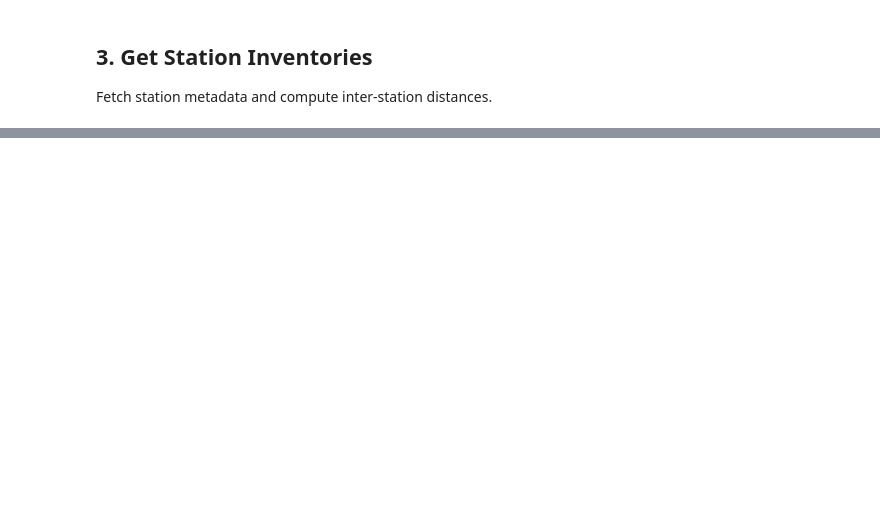
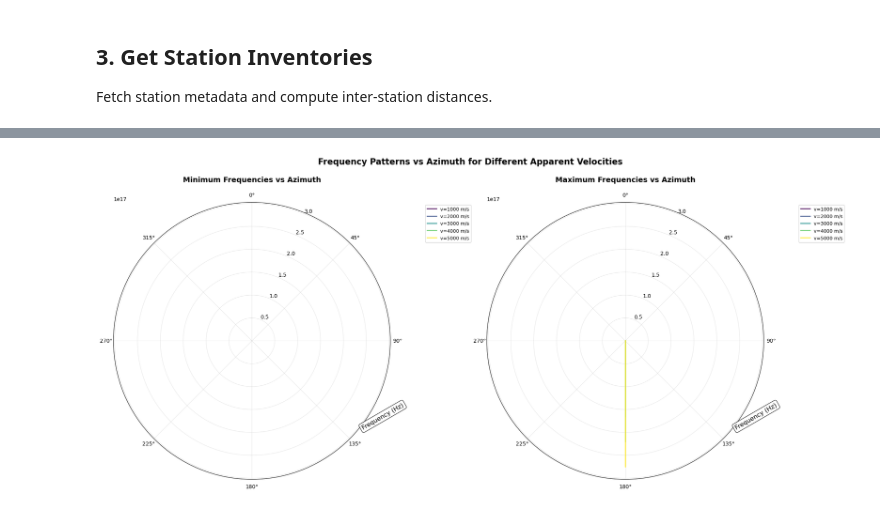
Before and after one commit to andbrocode/SixDegreesOfFreedom, a Jupyter notebook: examples/seismicarray_demo.ipynb, the cells around one changed output, grey strips where cells are left out. Cells and saved outputs as stored; diff of their text form; code cells hidden in the pictures; blank space fills up the shorter version.

```diff
--- a/examples/seismicarray_demo.ipynb
+++ b/examples/seismicarray_demo.ipynb
@@ -204,0 +118,10 @@ Configuration saved to config/config_adr.yml
+# %%
+# Plot frequency patterns for different velocities
+velocity_range = [1000, 2000, 3000, 4000, 5000]  # m/s
+array.plot_frequency_patterns(
+    velocity_range=velocity_range,
+    optional_amplitude_uncertainty=0.02,
+    # save_path="frequency_patterns.png"
+)
+# %% [output]
+[figure, added]
```
Also changed, not shown: parts of 20 cells of this notebook, 16 other files.
